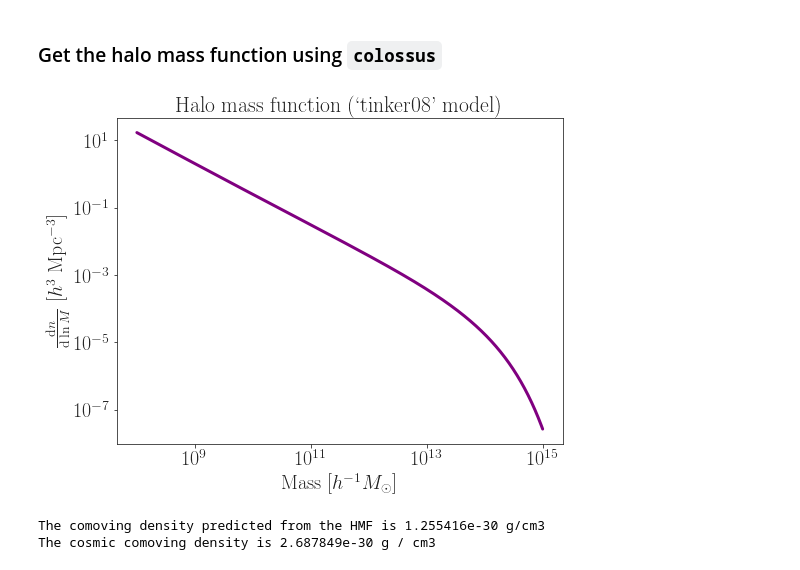
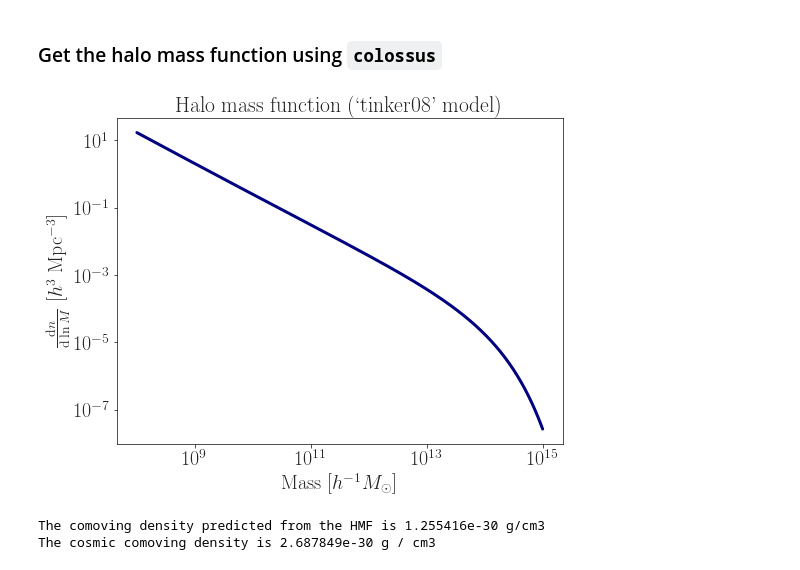
Before and after one commit to nataliehogg/los_proof_of_concept, a Jupyter notebook: distributed_haloes_generation.ipynb, the cells around one changed output. Drawn from its saved outputs; the diff is of its cells as text; code cells hidden in the pictures.

```diff
--- a/distributed_haloes_generation.ipynb
+++ b/distributed_haloes_generation.ipynb
@@ -229,17 +228,17 @@ dndlnM = mass_function.massFunction(mass_range, z_hmf, q_in='M', q_out='dndlnM',
 # %%
 # plot the HMF
 plt.figure(figsize = (8,6))
 plt.title(r"Halo mass function (`{}' model)".format(hmf_model))
-plt.plot(mass_range, dndlnM, lw = 3, color = 'purple')
+plt.plot(mass_range, dndlnM, lw = 3, color = 'navy')
 plt.xscale('log')
 plt.yscale('log')
 plt.xticks(fontsize = 20)
 plt.yticks(fontsize = 20)
 plt.xlabel('Mass [$h^{-1} M_{\odot}$]', fontsize = 20)
 plt.ylabel(r'$\frac{\mathrm{d}n}{\mathrm{d}\ln M}$ [$h^3$ Mpc$^{-3}$]', fontsize = 20)
 plt.show()
 # %% [output]
-[figure, old version]
+[figure, new version]
 # %%
 # check: does the mass function match the cosmic mean density?
 rho_hmf = trapezoid(dndlnM*cosmo.h**3, mass_range/cosmo.h) # [M_sun/Mpc^3]
```
Also changed, not shown: parts of 28 cells of this notebook, 2 other files.
